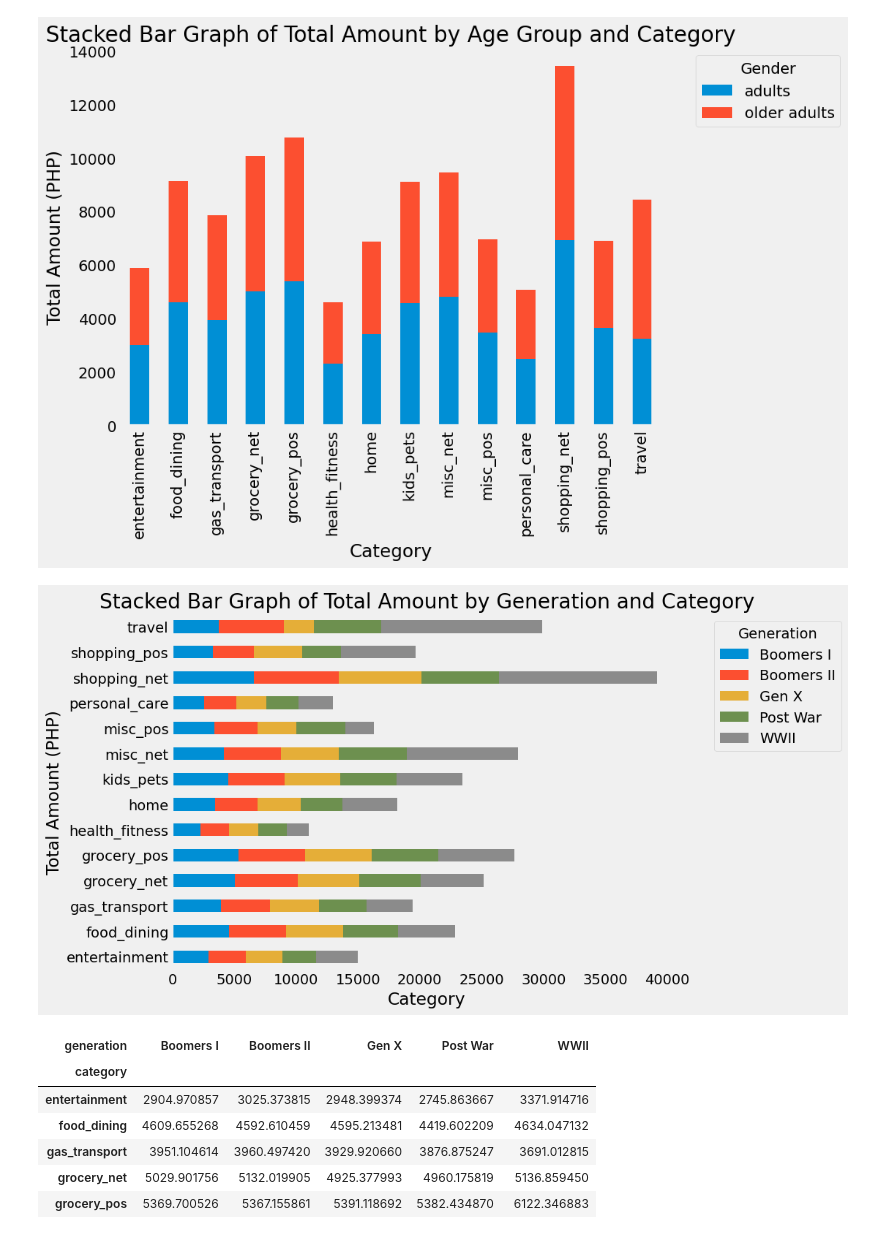
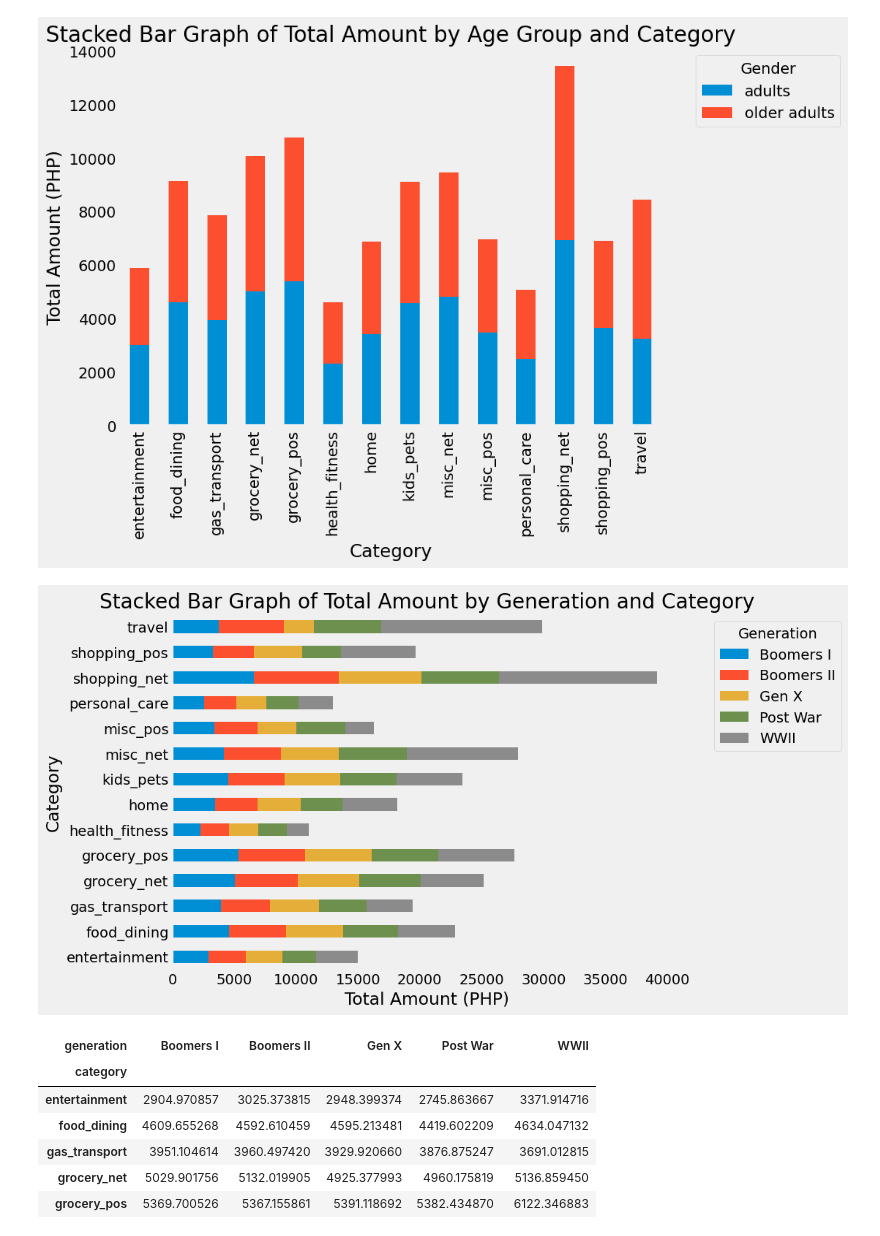
Before and after one commit to jmgang/G7Sprint1Deliverable, a Jupyter notebook: Copy_of_Project_s1_group7_teaching_hanna_how_to_swim.ipynb, the cells around one changed output. Cells and saved outputs as stored; diff of their text form; code cells hidden in the pictures.

```diff
--- a/Copy_of_Project_s1_group7_teaching_hanna_how_to_swim.ipynb
+++ b/Copy_of_Project_s1_group7_teaching_hanna_how_to_swim.ipynb
@@ -226,25 +226,25 @@ plt.show()
 # %%
 # Pivot the DataFrame to create a suitable format for a stacked bar plot
 pivot_df = df_cleaned.pivot_table(index="category", columns="generation", values="amt", fill_value=0)
 
 # Create the stacked bar plot
 pivot_df.plot(kind="barh", stacked=True, figsize=(8, 6))
 
 # Add labels and title
-plt.xlabel("Category")
-plt.ylabel("Total Amount (PHP)")
+plt.ylabel("Category")
+plt.xlabel("Total Amount (PHP)")
 plt.title("Stacked Bar Graph of Total Amount by Generation and Category")
 
 # Show the plot
 plt.legend(title="Generation", bbox_to_anchor=(1.05, 1), loc="upper left")
 # plt.tight_layout()
 plt.show()
 
 # Save plots
 
 # with respect to what?
 # %% [output]
-[figure, old version]
+[figure, new version]
 # %%
 display(pivot_df)
 # %% [output]
```
